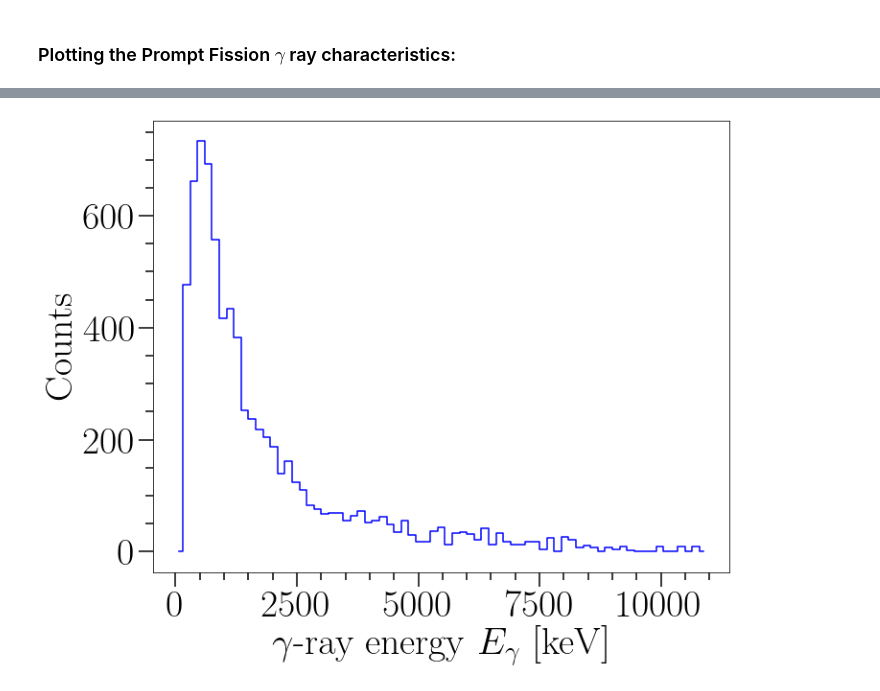
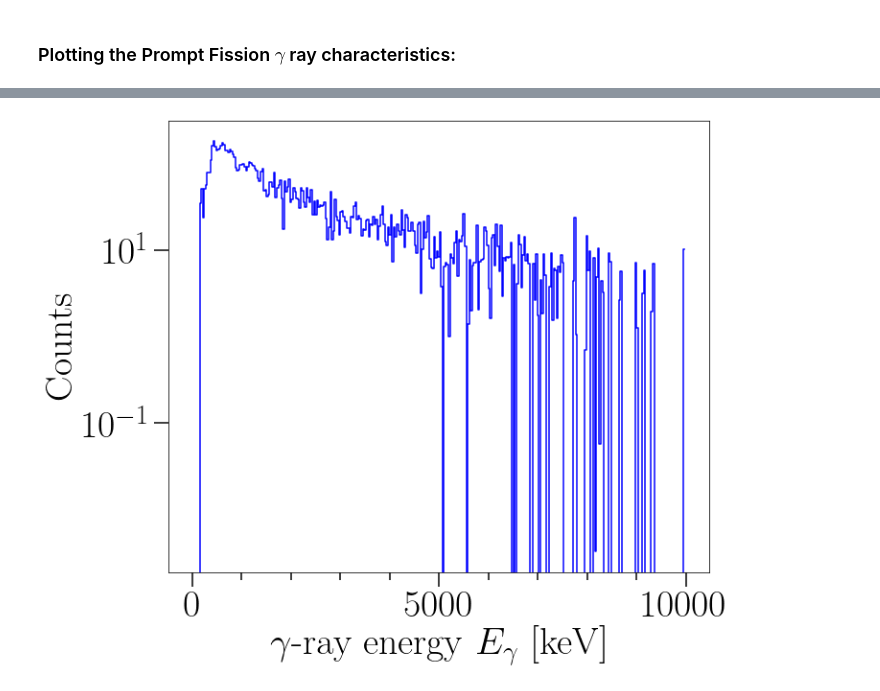
Before and after one commit to jvevik/Unfolding_and_PFG_extraction, a Jupyter notebook: Unfolding.ipynb, the cells around one changed output, grey strips where cells are left out. Drawn from its saved outputs; the diff is of its cells as text; code cells hidden in the pictures.

```diff
--- a/Unfolding.ipynb
+++ b/Unfolding.ipynb
@@ -87,7 +87,10 @@ def plotting(matrix=None, title=None, xlabel=None, ylabel=None, xlim=None, ylim=
 
         elif projection == 'x':
             fig, ax = plt.subplots(constrained_layout=True,figsize=(10,8))
-            matrix.plot_projection('Eg', kind='step', color='blue', ax=ax);
+            if scale is not None:
+                matrix.plot_projection('Eg', kind='step', color='blue', scale=scale, ax=ax);
+            else:
+                matrix.plot_projection('Eg', kind='step', color='blue', ax=ax);
             fig.axes[0].xaxis.set_minor_locator(AutoMinorLocator())
             fig.axes[0].yaxis.set_minor_locator(AutoMinorLocator())
             fig.axes[0].tick_params(axis='both', which='both', labelsize=labelsize, width=tick_width)
@@ -112,7 +115,10 @@ def plotting(matrix=None, title=None, xlabel=None, ylabel=None, xlim=None, ylim=
 
         elif projection == 'y':
             fig, ax = plt.subplots(constrained_layout=True,figsize=(10,8))
-            matrix.plot_projection('Ex', kind='step', color='blue', ax=ax);
+            if scale is not None:
+                matrix.plot_projection('Ex', kind='step', color='blue', scale=scale, ax=ax);
+            else:
+                matrix.plot_projection('Ex', kind='step', color='blue', ax=ax);
             fig.axes[0].xaxis.set_minor_locator(AutoMinorLocator())
             fig.axes[0].yaxis.set_minor_locator(AutoMinorLocator())
             fig.axes[0].tick_params(axis='both', which='both', labelsize=labelsize, width=tick_width)
@@ -256,11 +273,12 @@ def rebin_function(matrix, desired_keV_per_bin, upper_cut, vector=False):
 # %%
-input_matrix = om.Matrix(path='/Users/Julian/Desktop/Master/Unfolding/alfna_newsubtract_fnrn.m')
+input_matrix = om.Matrix(path='/Users/Julian/Desktop/Master/Unfolding/alfna_newsubtract_44rebin.m')
 
 alfna_matrix = input_matrix.copy() #copy to avoid problems in cutting etc.
 
 #Plotting for visualization
 plotting(alfna_matrix,title=r'Raw Matrix')
 
-rebinned_alfna = rebin_function(alfna_matrix, desired_keV_per_bin=150, upper_cut=11000)
+rebinned_alfna = rebin_function(alfna_matrix, keV_per_bin_ex=150, upper_cut_ex=10500,
+                               keV_per_bin_eg = 30, upper_cut_eg=10000)
 plotting(rebinned_alfna, title=r'Rebinned Matrix')
 # %% [output]
@@ -423,4 +443,4 @@ plotting(arg1 = unfolded.Ex, arg2 = E_g_i, Type = 'Non-Ompy', ylabel=r'$E_{g}$',
 # %%
-plotting(unfolded, projection='x')
+plotting(unfolded, projection='x',scale='log')
 # %% [output]
-[figure, old version]
+[figure, new version]
```
Also changed, not shown: parts of 10 cells of this notebook, 2 other files.
